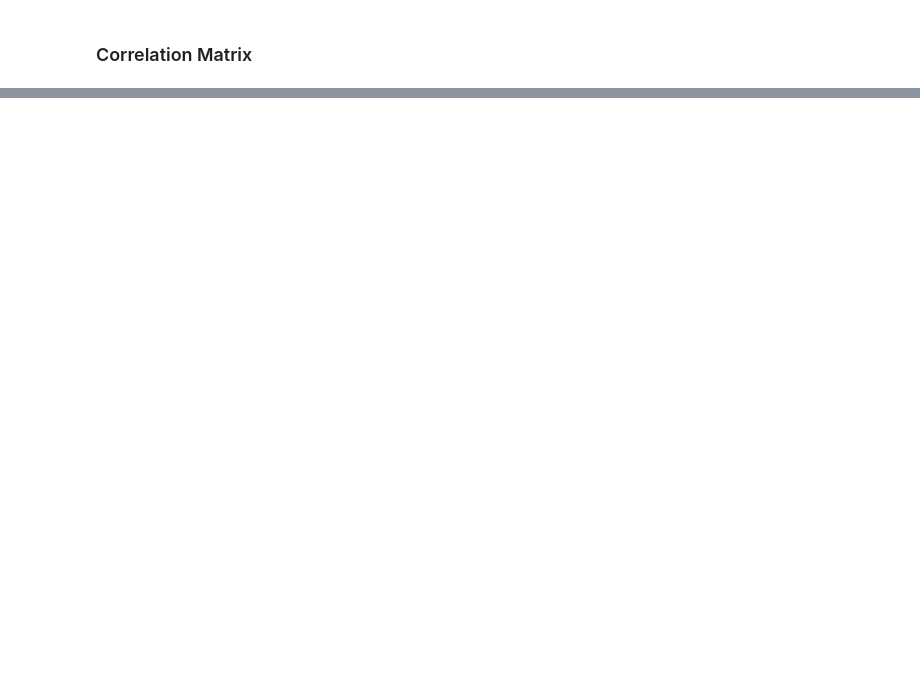
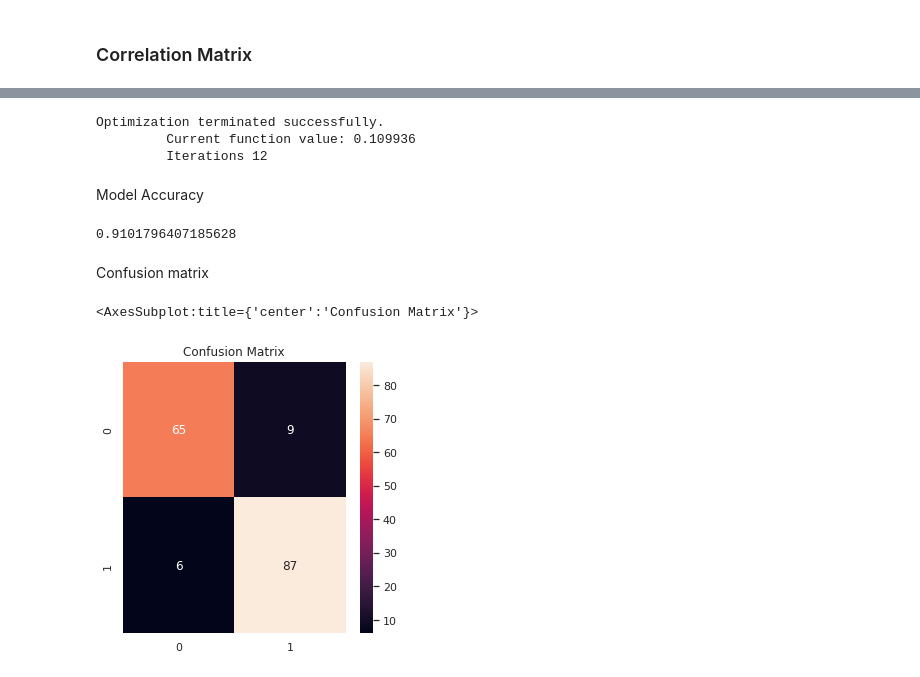
Before and after one commit to mazzaroli/EDA, a Jupyter notebook: personal-project/notebook.ipynb, the cells around one changed output, grey strips where cells are left out. Drawn from its saved outputs; the diff is of its cells as text; code cells hidden in the pictures; blank space fills up the shorter version.

```diff
--- a/personal-project/notebook.ipynb
+++ b/personal-project/notebook.ipynb
@@ -626,0 +733,38 @@ sns.heatmap(
+# %%
+train,test = train_test_split(dummie_df, train_size=0.5, random_state=1)
+
+for i,i_col in enumerate(test.iloc[:,7:15]):
+    test[i_col] = pd.to_numeric(test[i_col])
+    train[i_col] = pd.to_numeric(train[i_col])
+# %%
+logit_model = logit(
+    formula='sex_Male ~ flipper_length_mm + body_mass_g + bill_length_mm + bill_depth_mm + species_Adelie + species_Chinstrap + species_Gentoo + island_Biscoe + island_Dream + island_Torgersen',
+    data=train
+).fit()
+
+test_predict = logit_model.predict(test).round()
+# %% [output]
+Optimization terminated successfully.
+         Current function value: 0.109936
+         Iterations 12
+# %% [markdown]
+Model Accuracy
+# %%
+accuracy_score(
+    test.sex_Male,
+    test_predict
+)
+# %% [output]
+0.9101796407185628
+# %% [markdown]
+Confusion matrix
+# %%
+plt.figure(figsize=(5,5))
+plt.title('Confusion Matrix')
+sns.heatmap(
+    confusion_matrix(test['sex_Male'], test_predict),
+    annot=True
+)
+# %% [output]
+<AxesSubplot:title={'center':'Confusion Matrix'}>
+[figure, added]
```
Also changed, not shown: parts of 32 cells of this notebook, 3 other files.
